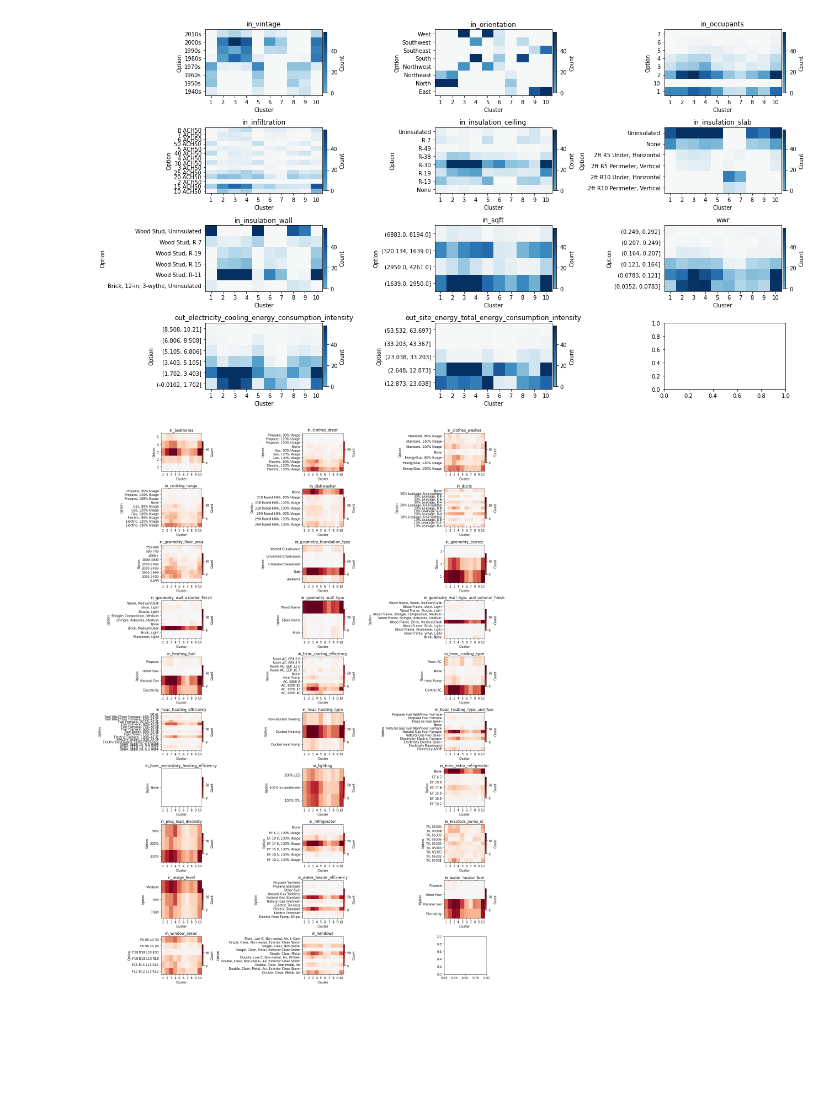
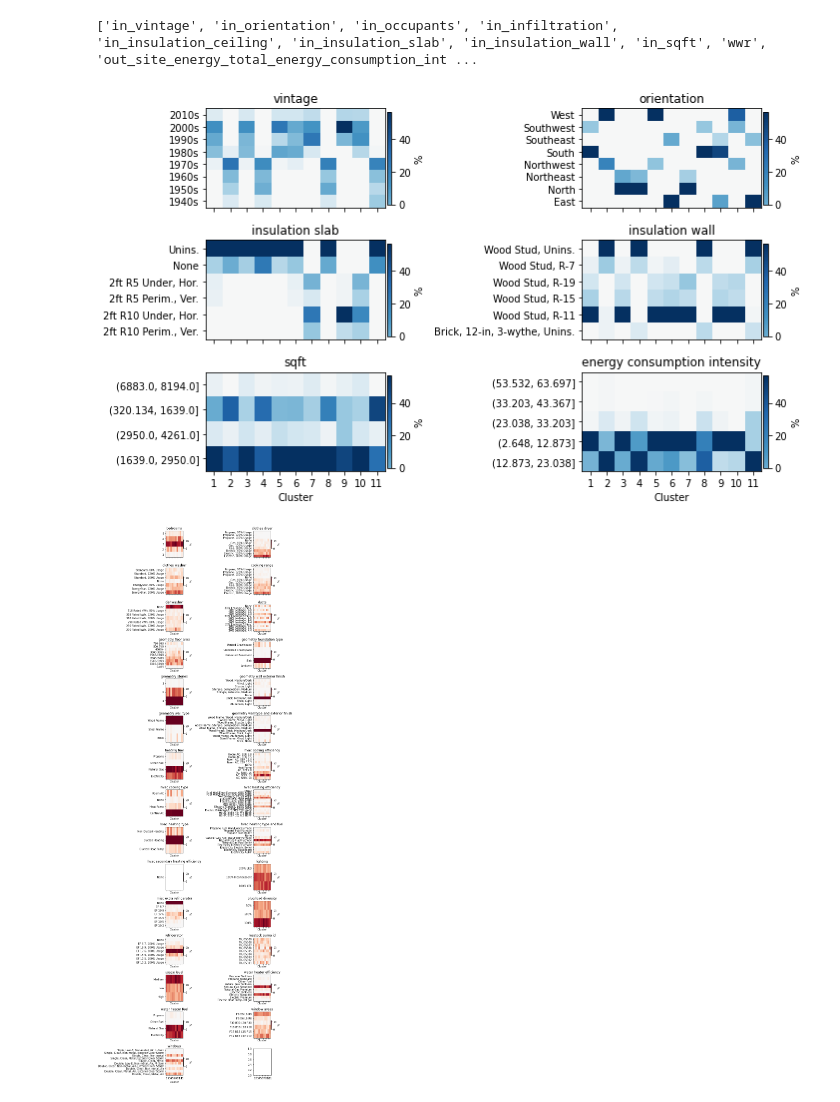
Before and after one commit to intelligent-environments-lab/DOE_XStock, a Jupyter notebook: analysis/building_selection.ipynb, the cells around one changed output. Drawn from its saved outputs; the diff is of its cells as text; code cells hidden in the pictures; blank space fills up the shorter version.

```diff
--- a/analysis/building_selection.ipynb
+++ b/analysis/building_selection.ipynb
@@ -218,7 +201,7 @@ column_count = len(cluster_result['kmeans']['scores'])
 fig, axs = plt.subplots(row_count,column_count,figsize=(4*column_count,row_count*3))
 
 for ax, (k, y) in zip(fig.axes,cluster_result['kmeans']['scores'].items()):
-    x = list(range(len(y)))
+    x = cluster_result['kmeans']['n_clusters']
     ax.plot(x,y)
     ax.set_xlabel('n_cluster')
     ax.set_ylabel(k)
@@ -317,3 +300,7 @@ plt.show()
+# %%
+print(metadata_fields)
+# %% [output]
+['in_vintage', 'in_orientation', 'in_occupants', 'in_infiltration', 'in_insulation_ceiling', 'in_insulation_slab', 'in_insulation_wall', 'in_sqft', 'wwr', 'out_site_energy_total_energy_consumption_int ...
 # %%
 # ground truth distribution
 ground_truth_fields = [
@@ -341,44 +328,53 @@ metadata = DATABASE.query_table(query)
 label_data = pd.DataFrame({'bldg_id':cluster_result['bldg_id'],'label':labels})
 label_data['label'] += 1
 metadata = metadata.merge(label_data,on='bldg_id',how='inner')
 metadata = metadata.set_index('bldg_id')
 
-column_limit = 3
+column_limit = 2
 row_count = math.ceil(len(ground_truth_fields)/column_limit)
 column_count = min(column_limit,len(ground_truth_fields))
 
-for cmap, columns in zip(['RdBu','RdBu_r'], [metadata_fields,ground_truth_fields]):
+fields = ['in_vintage', 'in_orientation', 'in_insulation_slab', 'in_insulation_wall', 'in_sqft', 'out_site_energy_total_energy_consumption_intensity']
+
+for cmap, columns in zip(['RdBu','RdBu_r'], [fields,ground_truth_fields]):
     row_count = math.ceil(len(columns)/column_limit)
     column_count = min(column_limit,len(columns))
-    fig, axs = plt.subplots(row_count,column_count,figsize=(6*column_count,2.5*row_count))
+    fig, axs = plt.subplots(row_count,column_count,figsize=(5.0*column_count,2.0*row_count),sharex=True)
     divnorm = colors.TwoSlopeNorm(vcenter=0)
 
-    for ax, c in zip(fig.axes,columns):
+    for i, (ax, c) in enumerate(zip(fig.axes,columns)):
         plot_data = metadata.copy()
 
         if pd.api.types.is_numeric_dtype(metadata[c]):
             plot_data[c] = pd.cut(plot_data[c],6)
             plot_data[c] = plot_data[c].astype(str)
         else:
             pass
 
+        totals = plot_data[['label']].groupby('label').size().reset_index(name='total')
         plot_data = plot_data[['label',c]].groupby(['label',c]).size().reset_index(name='count')
-        plot_data = plot_data.pivot(index=c,columns='label',values='count')
+        plot_data = plot_data.merge(totals,on='label',how='left')
+        plot_data['percentage'] = plot_data['count']*100.0/plot_data['total']
+        plot_data['percentage'] = plot_data['percentage'].fillna(0)
+        plot_data[c] = plot_data[c].map(lambda x: x.replace('Horizontal','Hor.').replace('Vertical','Ver.').replace('Perimeter','Perim.').replace('Uninsulated','Unins.'))
+        plot_data = plot_data.pivot(index=c,columns='label',values='percentage')
         plot_data = plot_data.fillna(0)
         x, y, z = plot_data.columns.tolist(), plot_data.index.tolist(), plot_data.values
         _ = ax.pcolormesh(x,y,z,shading='nearest',norm=divnorm,cmap=cmap,edgecolors='white',linewidth=0)
-        _ = fig.colorbar(cm.ScalarMappable(cmap=cmap,norm=divnorm),ax=ax,orientation='vertical',label='Count',fraction=0.025,pad=0.01)
+        _ = fig.colorbar(cm.ScalarMappable(cmap=cmap,norm=divnorm),ax=ax,orientation='vertical',label='%',fraction=0.025,pad=0.01)
         ax.tick_params('x',which='both',rotation=0)
-        ax.set_ylabel('Option')
-        ax.set_xlabel('Cluster')
-        ax.set_title(c)
+        ax.tick_params('y',which='both',rotation=0)
+        # ax.set_ylabel('Option')
+        ax.set_xlabel('Cluster' if i > 3 else None)
+        title = c.replace('in_','').replace('out_','').replace('site_energy_total_','').replace('_',' ')
+        ax.set_title(title)
         ax.xaxis.set_major_locator(ticker.MultipleLocator(1))
 
     plt.tight_layout()
     plt.show()
 # %% [output]
-[figure, old version]
+[figure, new version]
-[figure, old version]
+[figure, new version]
 # %%
 # select buildings
 building_count = 100
```
Also changed, not shown: parts of 4 cells of this notebook.
